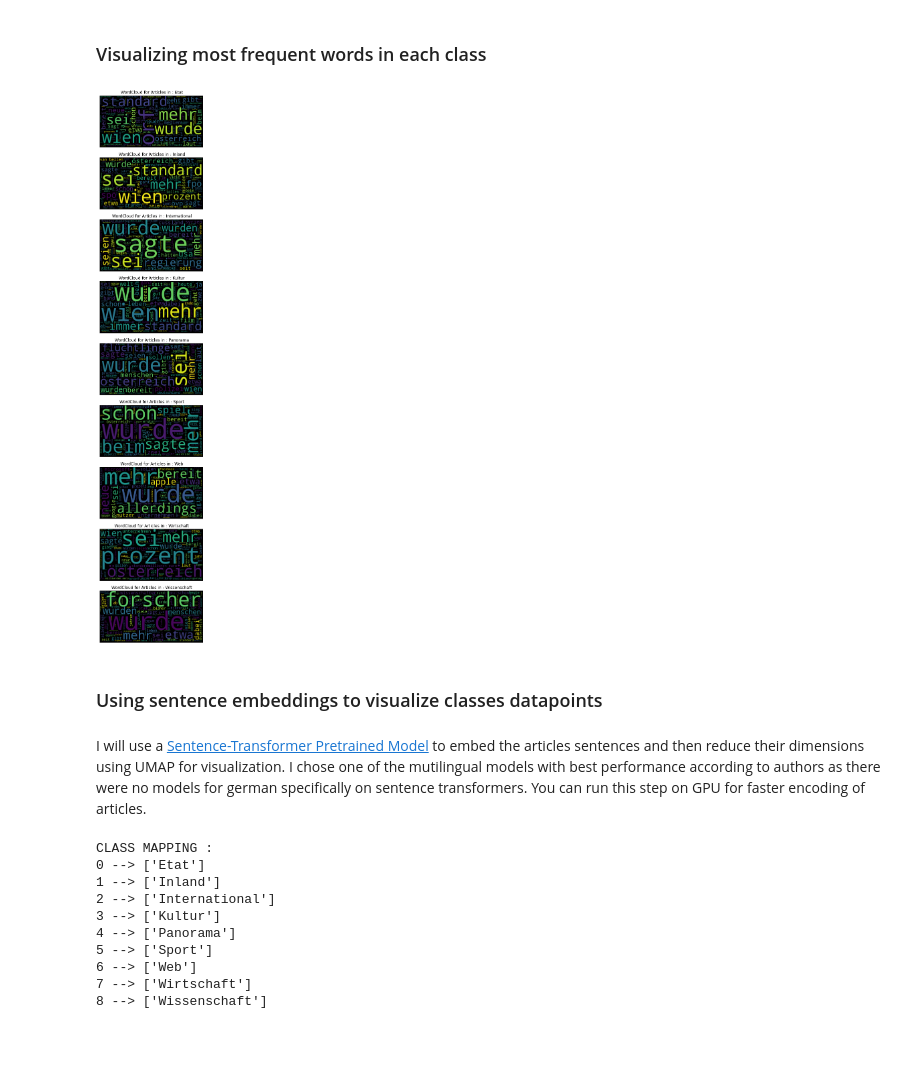
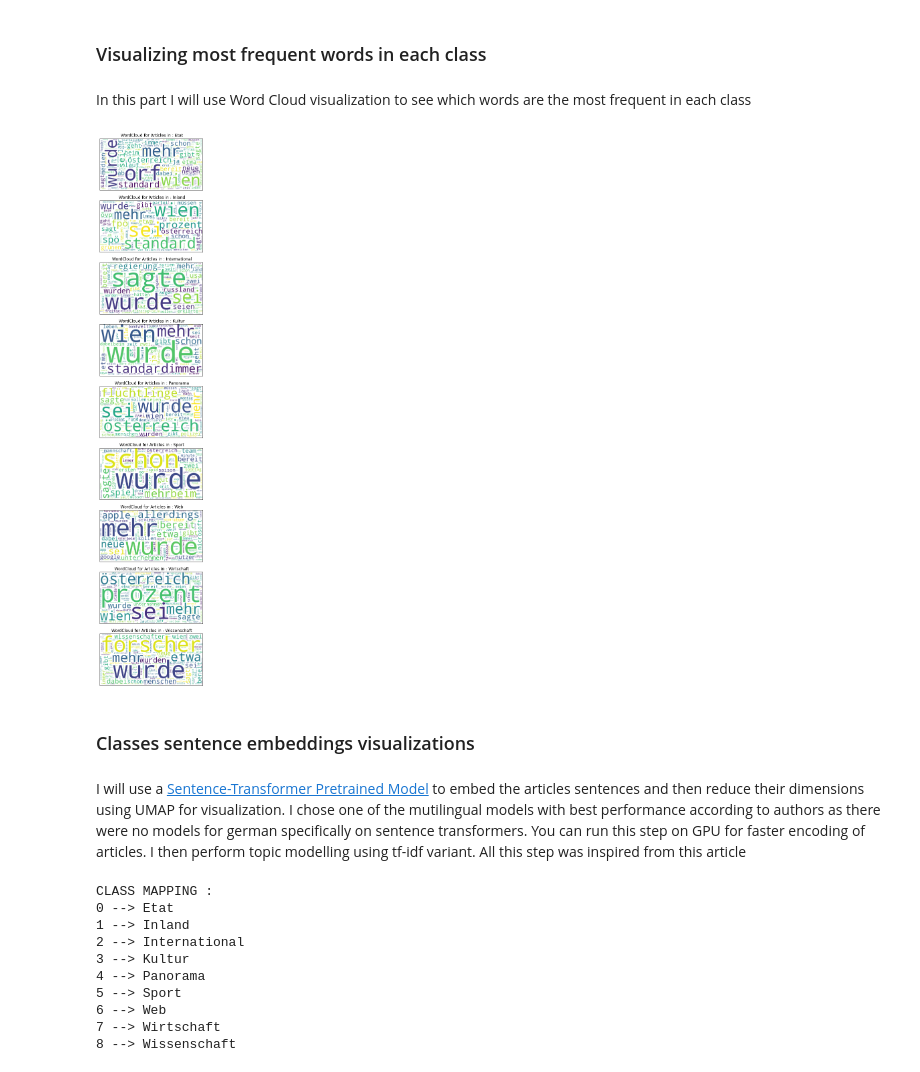
Before and after one commit to mathieulaiking/10k-german-news-classification, a Jupyter notebook: 1-eda_visualization.ipynb, the cells around one changed output. Drawn from its saved outputs; the diff is of its cells as text; code cells hidden in the pictures; blank space fills up the shorter version.

```diff
--- a/1-eda_visualization.ipynb
+++ b/1-eda_visualization.ipynb
@@ -103,6 +103,13 @@ I will now try to analyze which are the most frequent words in the dataset. Stop
 # %%
-german_stop_words = stopwords.words('german')
-del_punctuation = lambda x: re.sub(r'[^\w\s]', '', x)
-texts =  articles_df.text.str.lower().apply(del_punctuation).str.split().values.tolist()
-corpus=[word for i in texts for word in i if word not in german_stop_words]
+german_stopwords = stopwords.words('german')
+
+def preprocess(text):
+  text = text.lower() # lowercasing
+  text = re.sub(r'[^\w\s]', '', text) # delete punctuation
+  text_list = word_tokenize(text)
+  text_list = [word for word in text_list if word not in german_stopwords]
+  return text_list
+# %%
+preprocessed_text = articles_df.text.apply(preprocess)
+words_list = list(chain(*preprocessed_text)) # itertools faster than Series.sum()
 # %%
@@ -166,31 +209,35 @@ articles_df.groupby(['label']).count()
 We can see that classes are not balanced. So it will be important to take care of it during the train/test split (so that we have an even amount of each classes in train set and test set).
 # %% [markdown]
 ### Visualizing most frequent words in each class
-# %%
-# removing german stopwords and lowercasing articles and then cast them into a new column
-articles_df["preprocessed_text"] = articles_df['text'].apply(del_punctuation).apply(lambda article :' '.join([word.lower() for word in word_tokenize(article) if word.lower() not in german_stop_words]))
+# %% [markdown]
+In this part I will use Word Cloud visualization to see which words are the most frequent in each class
 # %%
 unique_labels = articles_df.label.unique() # array of unique labels
 n_labels = len(unique_labels)# number of labels
-fig, axes = plt.subplots(n_labels,1,figsize=(30,30)) # initializing one plot for each label
+fig, axes = plt.subplots(n_labels, 1, figsize=(30,30)) # initializing one plot for each label
 i = 0
 for label in unique_labels: # iterating through all labels
+    # Getting all joined text from current label
+    current_label_text = preprocessed_text[articles_df['label']==label]
+    text = ' '.join(list(chain(*current_label_text)))
     # Generating word cloud from joined articles in current label
-    wordcloud = WordCloud().generate(' '.join(articles_df[articles_df['label']==label]['preprocessed_text'] ))
+    wordcloud = WordCloud(background_color="white")
+    wordcloud.generate(text)
     axes[i].imshow(wordcloud)
     # Removing x and y axis because useless when visualizing word clouds
     axes[i].get_xaxis().set_visible(False)
     axes[i].get_yaxis().set_visible(False)
     axes[i].set_title(" WordCloud for Articles in : " + label)
     i+=1
 # %% [output]
-[figure, old version]
+[figure, new version]
 # %% [markdown]
-### Using sentence embeddings to visualize classes datapoints
+### Classes sentence embeddings visualizations
 # %% [markdown]
 I will use a [Sentence-Transformer Pretrained Model](https://www.sbert.net/docs/pretrained_models.html) to embed the articles sentences and then reduce their dimensions using UMAP for visualization.
 I chose one of the mutilingual models with best performance according to authors as there were no models for german specifically on sentence transformers.
 You can run this step on GPU for faster encoding of articles.
+I then perform topic modelling using tf-idf variant. All this step was inspired from this article
 # %%
 # Embedding articles using sentence transformers
 model = SentenceTransformer('distiluse-base-multilingual-cased-v1', device='cuda') # run on CUDA for faster inference
@@ -201,20 +248,21 @@ umap_embedding = umap.UMAP(n_neighbors = 30, random_state=42).fit_transform(embe
 # %%
 ord = OrdinalEncoder()
 num_labels = ord.fit_transform(articles_df['label'].values.reshape(len(articles_df['label']),1))
+labels_mapping = [ord.inverse_transform(np.array([[i]]))[0][0] for i in range(n_labels)]
 print("CLASS MAPPING :")
 for i in range(n_labels):
-  print(f"{i} --> {ord.inverse_transform(np.array([[i]]))[0]}")
+  print(f"{i} --> {labels_mapping[i]}")
 # %% [output]
 CLASS MAPPING :
-0 --> ['Etat']
-1 --> ['Inland']
-2 --> ['International']
-3 --> ['Kultur']
-4 --> ['Panorama']
-5 --> ['Sport']
-6 --> ['Web']
-7 --> ['Wirtschaft']
-8 --> ['Wissenschaft']
+0 --> Etat
+1 --> Inland
+2 --> International
+3 --> Kultur
+4 --> Panorama
+5 --> Sport
+6 --> Web
+7 --> Wirtschaft
+8 --> Wissenschaft
 # %%
 fig, ax = plt.subplots()
 scatter = ax.scatter(umap_embedding.T[0], umap_embedding.T[1], s=0.03, c=num_labels, cmap='Spectral')
```
Also changed, not shown: parts of 27 cells of this notebook, 3 other files.
